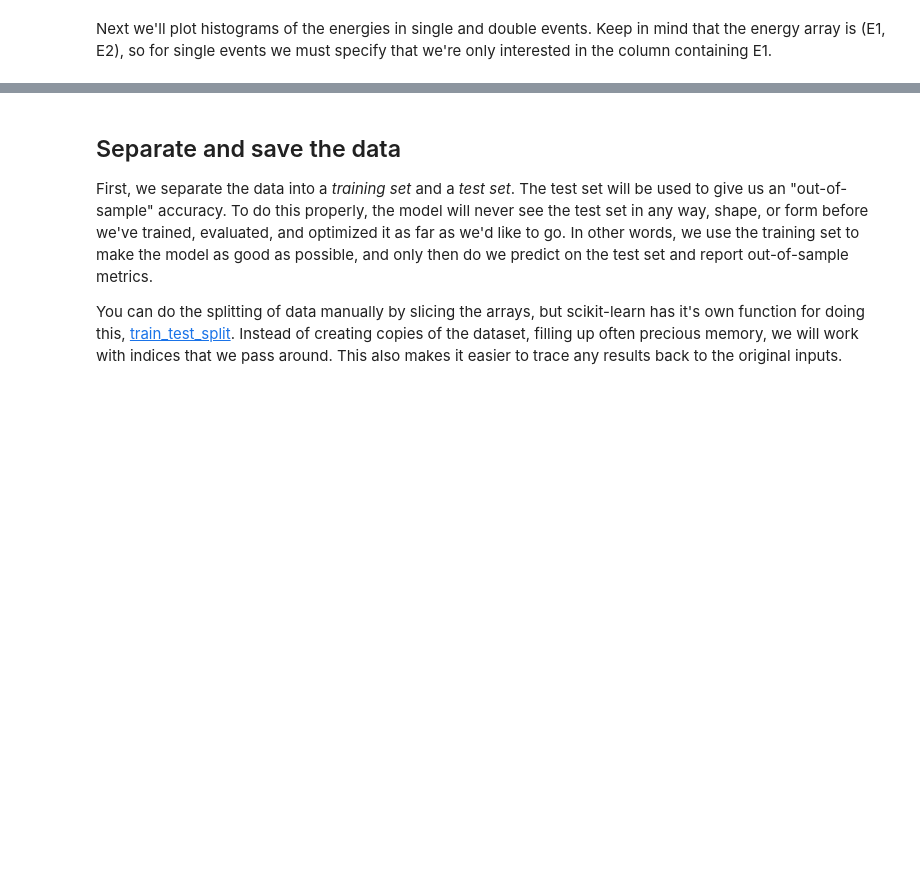
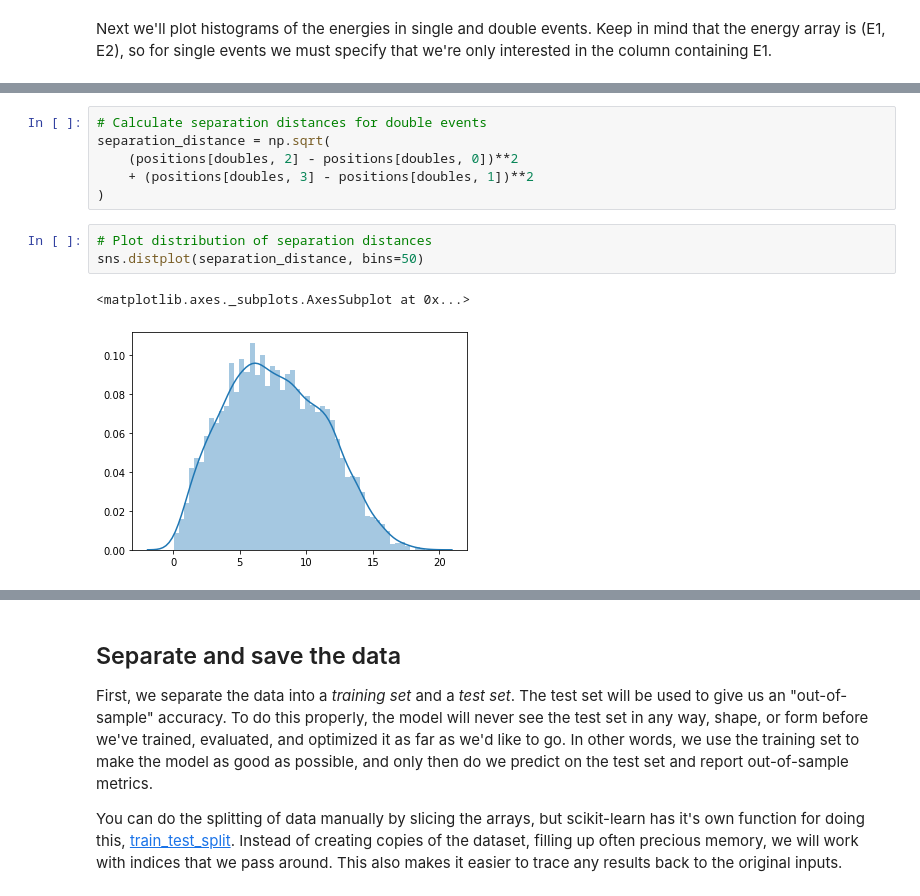
Before and after one commit to geirtul/event_classification_example, a Jupyter notebook: notebooks/data_import_exploration.ipynb, the cells around one changed output, grey strips where cells are left out. Cells and saved outputs as stored; diff of their text form; blank space fills up the shorter version.

```diff
--- a/notebooks/data_import_exploration.ipynb
+++ b/notebooks/data_import_exploration.ipynb
@@ -404,0 +354,12 @@ mean positions looks to be in the middle of the picture.
+# %%
+# Calculate separation distances for double events
+separation_distance = np.sqrt(
+    (positions[doubles, 2] - positions[doubles, 0])**2
+    + (positions[doubles, 3] - positions[doubles, 1])**2
+)
+# %%
+# Plot distribution of separation distances
+sns.distplot(separation_distance, bins=50)
+# %% [output]
+<matplotlib.axes._subplots.AxesSubplot at 0x...>
+[figure, added]
```
Also changed, not shown: parts of 29 cells of this notebook.
